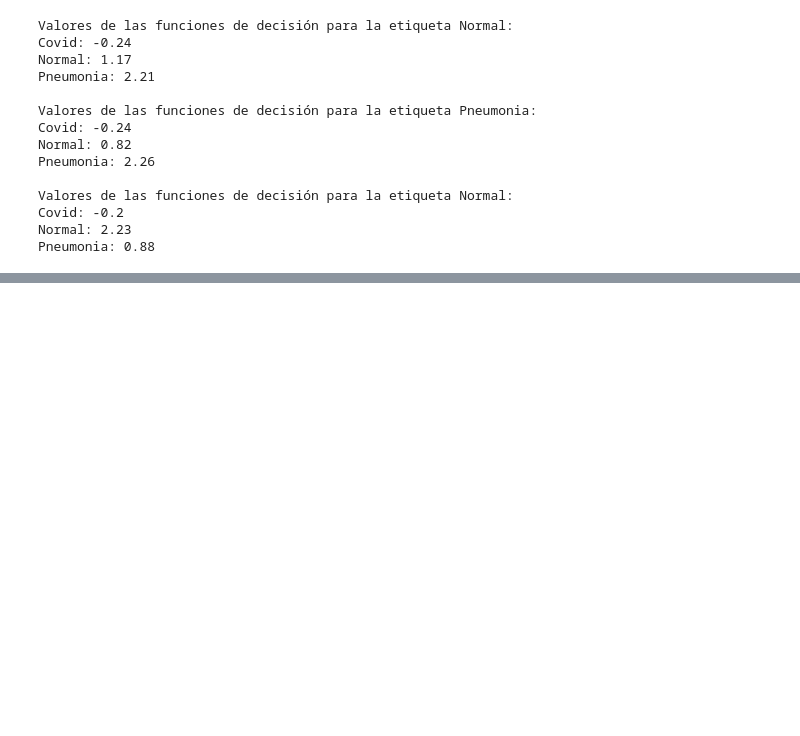
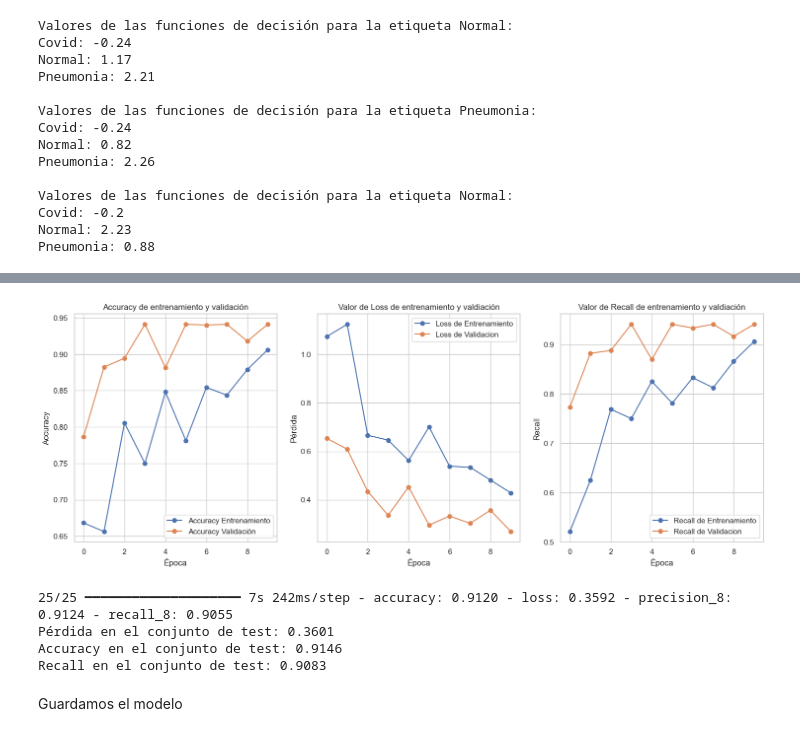
Before and after one commit to lucasmbru/MLF_FinalProject, a Jupyter notebook: clasificador-covid19.ipynb, the cells around one changed output, grey strips where cells are left out. Drawn from its saved outputs; the diff is of its cells as text; code cells hidden in the pictures; blank space fills up the shorter version.

```diff
--- a/clasificador-covid19.ipynb
+++ b/clasificador-covid19.ipynb
@@ -751,0 +1079,10 @@ Despues de correr la celda de arriba muchas veces con los datasets, encuentro mu
+# %%
+EPOCHS = 10
+
+history2 = model2.fit(
+    train_generator,
+    steps_per_epoch = train_generator.samples // BATCH_SIZE,
+    validation_data = validation_generator,
+    validation_steps = validation_generator.samples // BATCH_SIZE,
+    epochs = EPOCHS
+)
@@ -751,0 +1111,46 @@ Despues de correr la celda de arriba muchas veces con los datasets, encuentro mu
+# %%
+# Metricas del entrenamiento
+plt.figure(figsize=(18, 6))
+
+plt.subplot(1, 3, 1)
+plt.plot(history2.history['accuracy'], '-o', label='Accuracy Entrenamiento')
+plt.plot(history2.history['val_accuracy'], '-o', label='Accuracy Validación')
+plt.xlabel('Época')
+plt.ylabel('Accuracy')
+plt.title('Accuracy de entrenamiento y validación')
+plt.legend()
+
+plt.subplot(1, 3, 2)
+plt.plot(history2.history['loss'], "-o", label='Loss de Entrenamiento')
+plt.plot(history2.history['val_loss'], '-o', label='Loss de Validacion')
+plt.xlabel('Época')
+plt.ylabel('Pérdida')
+plt.title('Valor de Loss de entrenamiento y valdiación')
+plt.legend()
+
+plt.subplot(1, 3, 3)
+plt.plot(history2.history['recall_8'], "-o", label='Recall de Entrenamiento')
+plt.plot(history2.history['val_recall_8'], '-o', label='Recall de Validacion')
+plt.xlabel('Época')
+plt.ylabel('Recall')
+plt.title('Valor de Recall de entrenamiento y valdiación')
+plt.legend()
+
+plt.show()
+# %% [output]
+[figure, added]
+# %%
+# Metricas de accuracy y recall
+
+test_loss, test_accuracy, test_recall = model2.evaluate(test_generator)
+
+print(f"Pérdida en el conjunto de test: {test_loss:.4f}")
+print(f"Accuracy en el conjunto de test: {test_accuracy:.4f}")
+print(f"Recall en el conjunto de test: {test_recall:.4f}")
+# %% [output]
+25/25 ━━━━━━━━━━━━━━━━━━━━ 7s 242ms/step - accuracy: 0.9120 - loss: 0.3592 - precision_8: 0.9124 - recall_8: 0.9055
+Pérdida en el conjunto de test: 0.3601
+Accuracy en el conjunto de test: 0.9146
+Recall en el conjunto de test: 0.9083
+# %% [markdown]
+Guardamos el modelo
```
Also changed, not shown: parts of 33 cells of this notebook, 1 other file.
